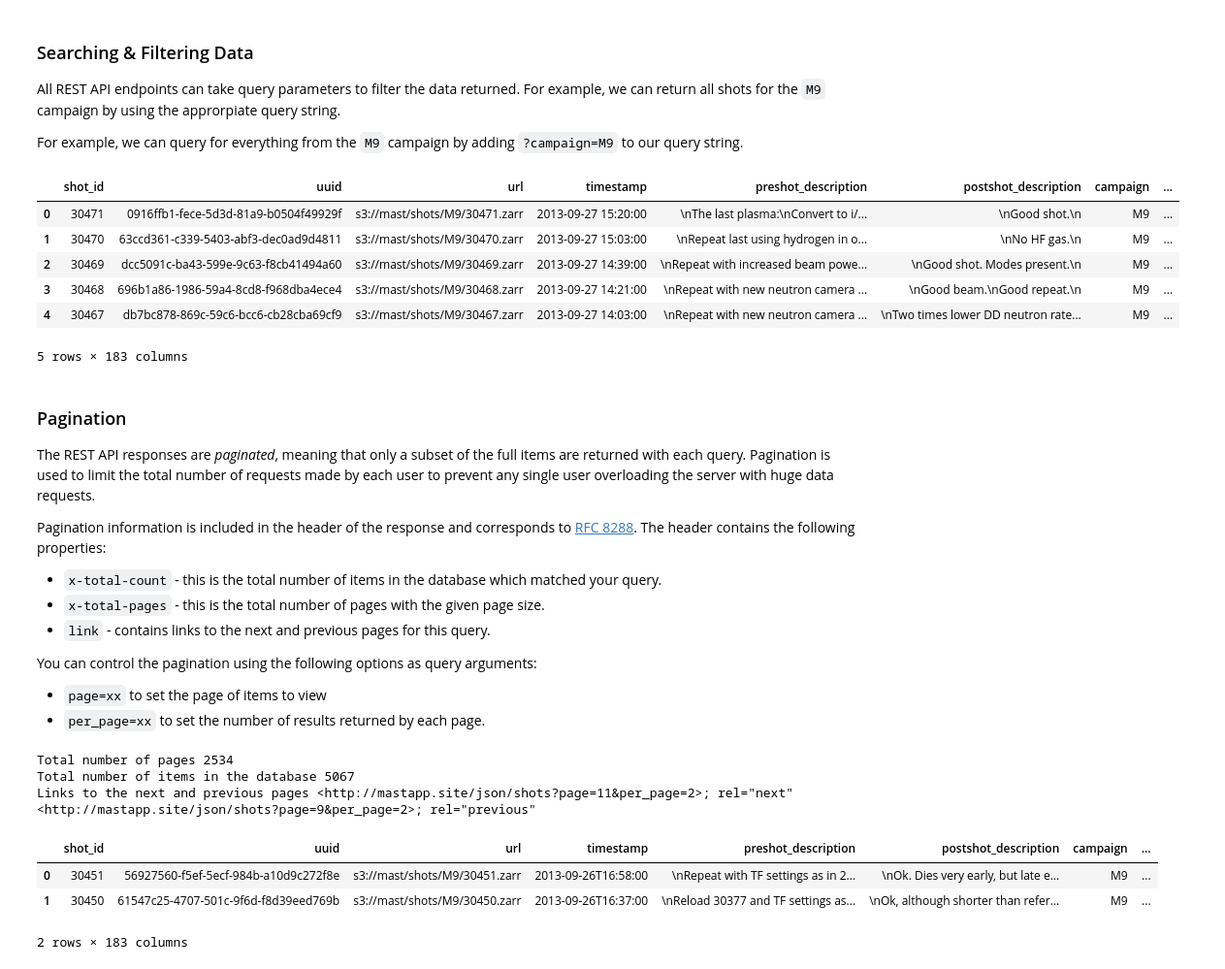
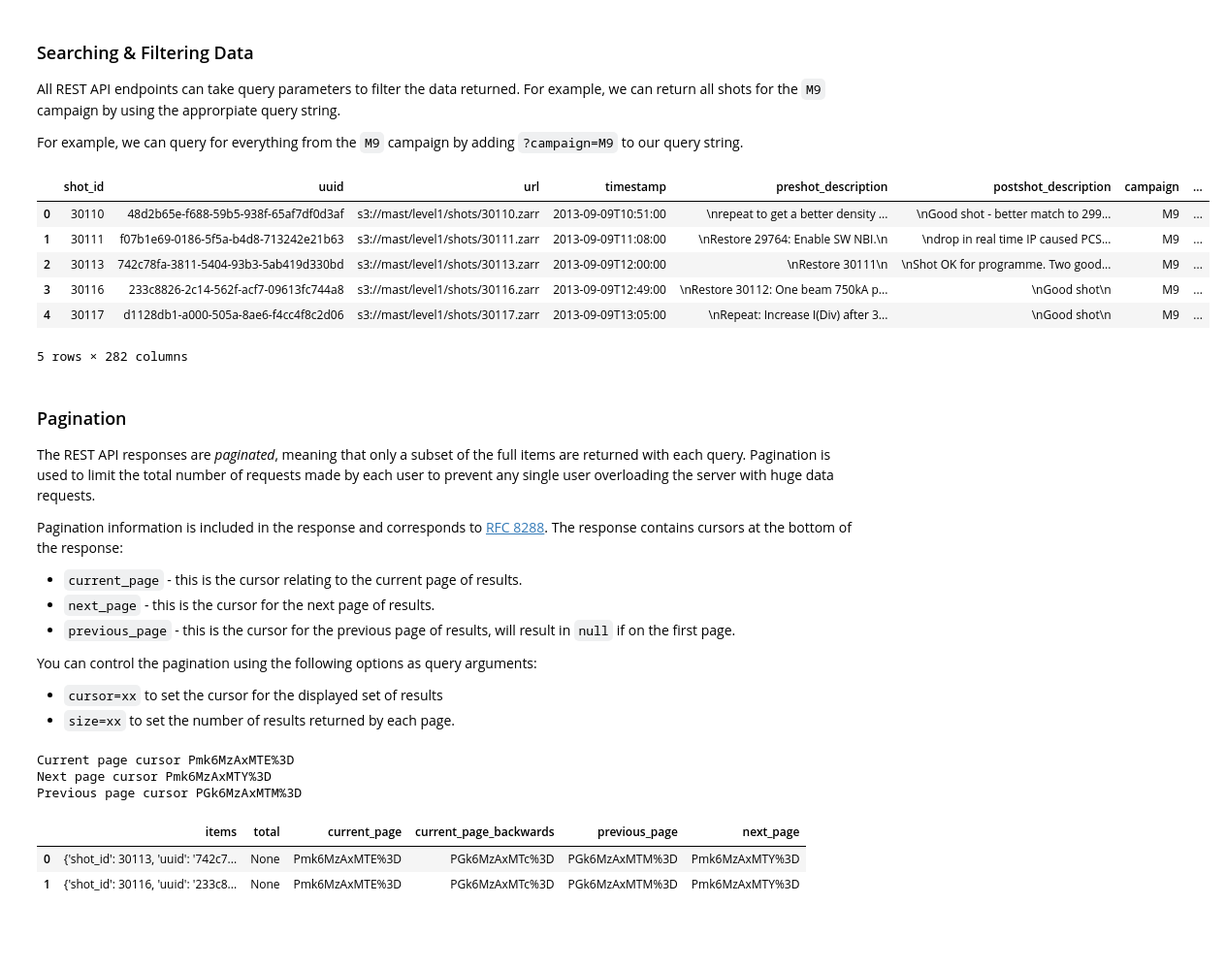
Before and after one commit to ukaea/fair-mast, a Jupyter notebook: src/api/static/_build/jupyter_execute/rest_api.ipynb, the cells around one changed output. Shown: that part at 97% size. Saved outputs shown, nothing was run; the diff lists cells and outputs as text; code cells hidden in the pictures; blank space fills up the shorter version.

```diff
--- a/src/api/static/_build/jupyter_execute/rest_api.ipynb
+++ b/src/api/static/_build/jupyter_execute/rest_api.ipynb
@@ -77,45 +78,45 @@ All REST API endpoints can take query parameters to filter the data returned. Fo
 
 For example, we can query for everything from the `M9` campaign by adding `?campaign=M9` to our query string.
 # %%
-df = pd.read_json(f"{ENDPOINT_URL}/shots?campaign=M9")
+df = pd.read_json(f"{ENDPOINT_URL}/shots?campaign=M9")['items']
+df = pd.DataFrame(df.to_list())
 df.head()
 # %% [output]
 |  | shot_id | uuid | url | timestamp | preshot_description | postshot_description | campaign | ... |
-| 0 | 30471 | 0916ffb1-fece-5d3d-81a9-b0504f49929f | s3://mast/shots/M9/30471.zarr | 2013-09-27 15:20:00 | \nThe last plasma:\nConvert to i/... | \nGood shot.\n | M9 | ... |
-| 1 | 30470 | 63ccd361-c339-5403-abf3-dec0ad9d4811 | s3://mast/shots/M9/30470.zarr | 2013-09-27 15:03:00 | \nRepeat last using hydrogen in o... | \nNo HF gas.\n | M9 | ... |
-| 2 | 30469 | dcc5091c-ba43-599e-9c63-f8cb41494a60 | s3://mast/shots/M9/30469.zarr | 2013-09-27 14:39:00 | \nRepeat with increased beam powe... | \nGood shot. Modes present.\n | M9 | ... |
-| 3 | 30468 | 696b1a86-1986-59a4-8cd8-f968dba4ece4 | s3://mast/shots/M9/30468.zarr | 2013-09-27 14:21:00 | \nRepeat with new neutron camera ... | \nGood beam.\nGood repeat.\n | M9 | ... |
-| 4 | 30467 | db7bc878-869c-59c6-bcc6-cb28cba69cf9 | s3://mast/shots/M9/30467.zarr | 2013-09-27 14:03:00 | \nRepeat with new neutron camera ... | \nTwo times lower DD neutron rate... | M9 | ... |
+| 0 | 30110 | 48d2b65e-f688-59b5-938f-65af7df0d3af | s3://mast/level1/shots/30110.zarr | 2013-09-09T10:51:00 | \nrepeat to get a better density ... | \nGood shot - better match to 299... | M9 | ... |
+| 1 | 30111 | f07b1e69-0186-5f5a-b4d8-713242e21b63 | s3://mast/level1/shots/30111.zarr | 2013-09-09T11:08:00 | \nRestore 29764: Enable SW NBI.\n | \ndrop in real time IP caused PCS... | M9 | ... |
+| 2 | 30113 | 742c78fa-3811-5404-93b3-5ab419d330bd | s3://mast/level1/shots/30113.zarr | 2013-09-09T12:00:00 | \nRestore 30111\n | \nShot OK for programme. Two good... | M9 | ... |
+| 3 | 30116 | 233c8826-2c14-562f-acf7-09613fc744a8 | s3://mast/level1/shots/30116.zarr | 2013-09-09T12:49:00 | \nRestore 30112: One beam 750kA p... | \nGood shot\n | M9 | ... |
+| 4 | 30117 | d1128db1-a000-505a-8ae6-f4cc4f8c2d06 | s3://mast/level1/shots/30117.zarr | 2013-09-09T13:05:00 | \nRepeat: Increase I(Div) after 3... | \nGood shot\n | M9 | ... |
-5 rows × 183 columns
+5 rows × 282 columns
 # %% [markdown]
 ### Pagination
 The REST API responses are _paginated_, meaning that only a subset of the full items are returned with each query. Pagination is used to limit the total number of requests made by each user to prevent any single user overloading the server with huge data requests.
 
-Pagination information is included in the header of the response and corresponds to [RFC 8288](https://datatracker.ietf.org/doc/html/rfc8288). The header contains the following properties:
+Pagination information is included in the response and corresponds to [RFC 8288](https://datatracker.ietf.org/doc/html/rfc8288). The response contains cursors at the bottom of the response:
 
- - `x-total-count` - this is the total number of items in the database which matched your query.
- - `x-total-pages` - this is the total number of pages with the given page size.
- - `link` - contains links to the next and previous pages for this query.
+ - `current_page` - this is the cursor relating to the current page of results.
+ - `next_page` - this is the cursor for the next page of results.
+ - `previous_page` - this is the cursor for the previous page of results, will result in `null` if on the first page.
 
 You can control the pagination using the following options as query arguments:
- - `page=xx` to set the page of items to view
- - `per_page=xx` to set the number of results returned by each page.
+ - `cursor=xx` to set the cursor for the displayed set of results
+ - `size=xx` to set the number of results returned by each page.
 # %%
-response = requests.get(f'{ENDPOINT_URL}/shots?page=10&per_page=2')
+response = requests.get(f'{ENDPOINT_URL}/shots?size=2&cursor=Pmk6MzAxMTE%3D')
 result = response.json()
 headers = response.headers
 
-print("Total number of pages", headers['x-total-pages'])
-print("Total number of items in the database", headers['x-total-count'])
-print("Links to the next and previous pages", headers['link'])
+print("Current page cursor", result['current_page'])
+print("Next page cursor", result['next_page'])
+print("Previous page cursor", result['previous_page'])
 
 df = pd.DataFrame(result)
 df
 # %% [output]
-Total number of pages 2534
-Total number of items in the database 5067
-Links to the next and previous pages <http://mastapp.site/json/shots?page=11&per_page=2>; rel="next"<http://mastapp.site/json/shots?page=9&per_page=2>; rel="previous"
+Current page cursor Pmk6MzAxMTE%3D
+Next page cursor Pmk6MzAxMTY%3D
+Previous page cursor PGk6MzAxMTM%3D
-|  | shot_id | uuid | url | timestamp | preshot_description | postshot_description | campaign | ... |
-| 0 | 30451 | 56927560-f5ef-5ecf-984b-a10d9c272f8e | s3://mast/shots/M9/30451.zarr | 2013-09-26T16:58:00 | \nRepeat with TF settings as in 2... | \nOk. Dies very early, but late e... | M9 | ... |
-| 1 | 30450 | 61547c25-4707-501c-9f6d-f8d39eed769b | s3://mast/shots/M9/30450.zarr | 2013-09-26T16:37:00 | \nReload 30377 and TF settings as... | \nOk, although shorter than refer... | M9 | ... |
+|  | items | total | current_page | current_page_backwards | previous_page | next_page |
+| 0 | {'shot_id': 30113, 'uuid': '742c7... | None | Pmk6MzAxMTE%3D | PGk6MzAxMTc%3D | PGk6MzAxMTM%3D | Pmk6MzAxMTY%3D |
+| 1 | {'shot_id': 30116, 'uuid': '233c8... | None | Pmk6MzAxMTE%3D | PGk6MzAxMTc%3D | PGk6MzAxMTM%3D | Pmk6MzAxMTY%3D |
-2 rows × 183 columns
```
Also changed, not shown: parts of 5 cells of this notebook, 27 other files.
